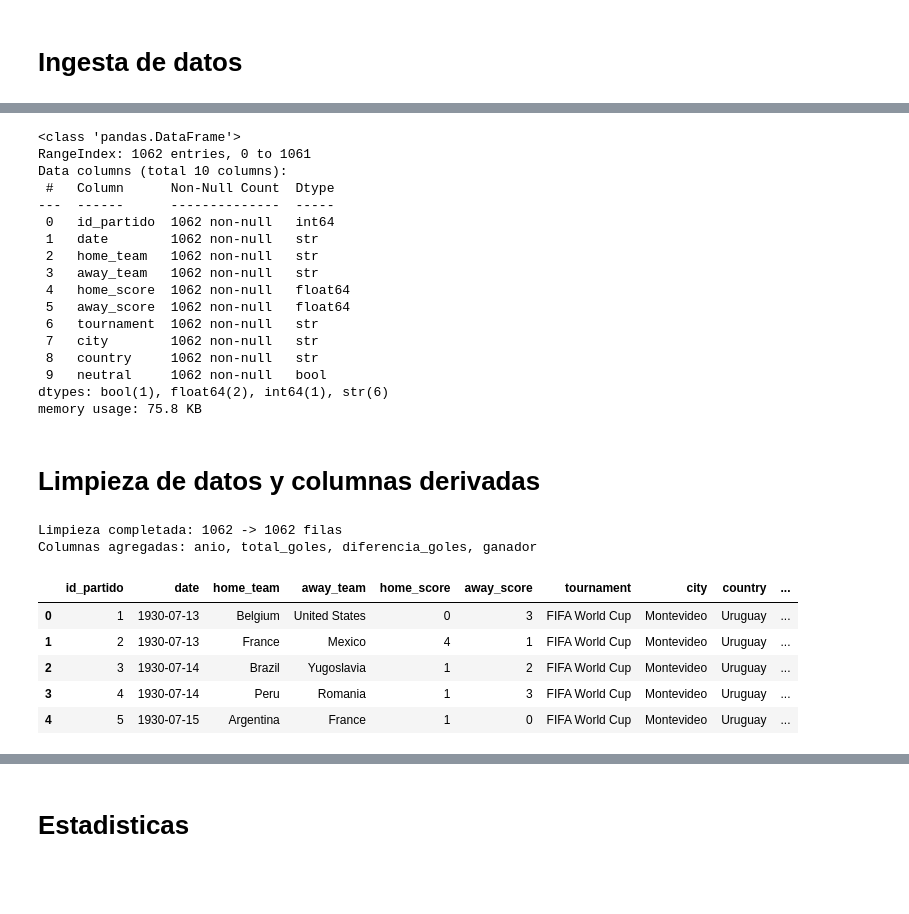
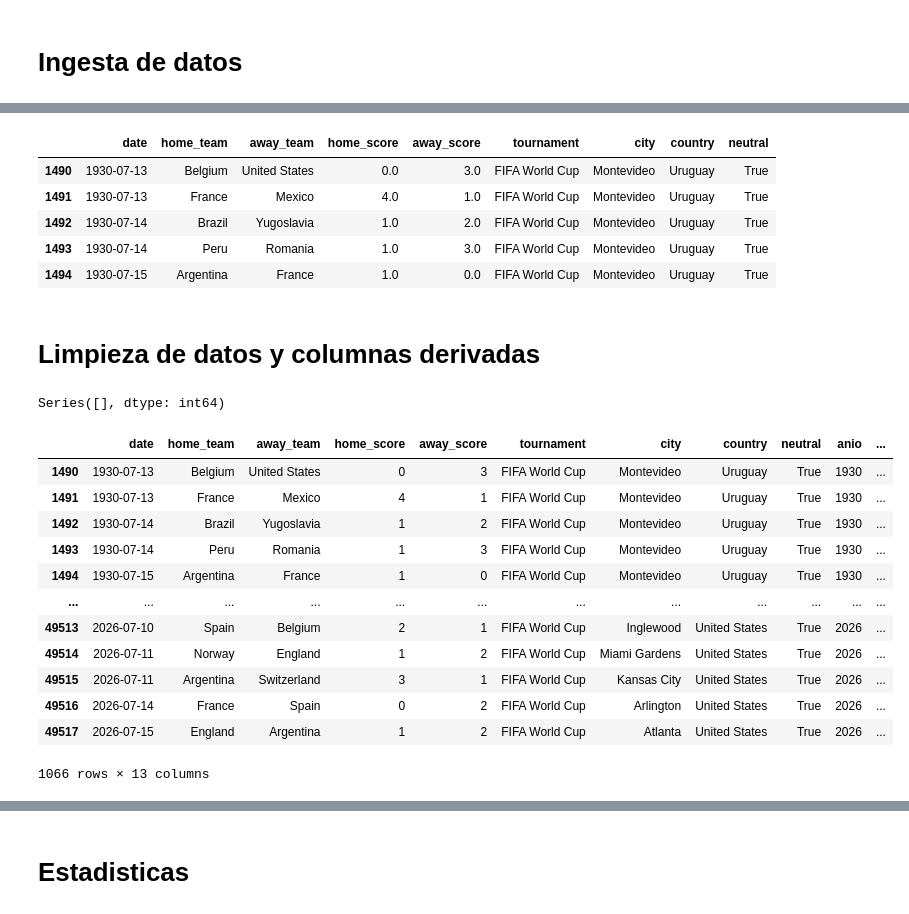
Before and after one commit to jeff0910968/Proyecto2, a Jupyter notebook: notebooks/EDA.ipynb, the cells around one changed output, grey strips where cells are left out. Saved outputs shown, nothing was run; the diff lists cells and outputs as text; code cells hidden in the pictures; blank space fills up the shorter version.

```diff
--- a/notebooks/EDA.ipynb
+++ b/notebooks/EDA.ipynb
@@ -37,22 +22,11 @@ Archivo guardado en data/raw/partidos-mundial.csv
 # %%
-df_crudo.info()
+cargador.datos.head()
 # %% [output]
-<class 'pandas.DataFrame'>
-RangeIndex: 1062 entries, 0 to 1061
-Data columns (total 10 columns):
- #   Column      Non-Null Count  Dtype
----  ------      --------------  -----
- 0   id_partido  1062 non-null   int64
- 1   date        1062 non-null   str
- 2   home_team   1062 non-null   str
- 3   away_team   1062 non-null   str
- 4   home_score  1062 non-null   float64
- 5   away_score  1062 non-null   float64
- 6   tournament  1062 non-null   str
- 7   city        1062 non-null   str
- 8   country     1062 non-null   str
- 9   neutral     1062 non-null   bool
-dtypes: bool(1), float64(2), int64(1), str(6)
-memory usage: 75.8 KB
+|  | date | home_team | away_team | home_score | away_score | tournament | city | country | neutral |
+| 1490 | 1930-07-13 | Belgium | United States | 0.0 | 3.0 | FIFA World Cup | Montevideo | Uruguay | True |
+| 1491 | 1930-07-13 | France | Mexico | 4.0 | 1.0 | FIFA World Cup | Montevideo | Uruguay | True |
+| 1492 | 1930-07-14 | Brazil | Yugoslavia | 1.0 | 2.0 | FIFA World Cup | Montevideo | Uruguay | True |
+| 1493 | 1930-07-14 | Peru | Romania | 1.0 | 3.0 | FIFA World Cup | Montevideo | Uruguay | True |
+| 1494 | 1930-07-15 | Argentina | France | 1.0 | 0.0 | FIFA World Cup | Montevideo | Uruguay | True |
 # %% [markdown]
 # Limpieza de datos y columnas derivadas
@@ -59,14 +35,22 @@ memory usage: 75.8 KB
+# %%
+# Verificar nulos
+eda.verificar_nulos()
+# %% [output]
+Series([], dtype: int64)
 # %%
-eda = ProceEDA(df_crudo)
-df_limpio = eda.limpieza_datos()
-df_procesado = eda.generar_columnas_derivadas()
-df_procesado.head()
+eda.limpieza_datos()
+eda.crear_columnas_derivadas()
 # %% [output]
+|  | date | home_team | away_team | home_score | away_score | tournament | city | country | neutral | anio | ... |
+| 1490 | 1930-07-13 | Belgium | United States | 0 | 3 | FIFA World Cup | Montevideo | Uruguay | True | 1930 | ... |
+| 1491 | 1930-07-13 | France | Mexico | 4 | 1 | FIFA World Cup | Montevideo | Uruguay | True | 1930 | ... |
+| 1492 | 1930-07-14 | Brazil | Yugoslavia | 1 | 2 | FIFA World Cup | Montevideo | Uruguay | True | 1930 | ... |
+| 1493 | 1930-07-14 | Peru | Romania | 1 | 3 | FIFA World Cup | Montevideo | Uruguay | True | 1930 | ... |
+| 1494 | 1930-07-15 | Argentina | France | 1 | 0 | FIFA World Cup | Montevideo | Uruguay | True | 1930 | ... |
+| ... | ... | ... | ... | ... | ... | ... | ... | ... | ... | ... | ... |
+| 49513 | 2026-07-10 | Spain | Belgium | 2 | 1 | FIFA World Cup | Inglewood | United States | True | 2026 | ... |
+| 49514 | 2026-07-11 | Norway | England | 1 | 2 | FIFA World Cup | Miami Gardens | United States | True | 2026 | ... |
+| 49515 | 2026-07-11 | Argentina | Switzerland | 3 | 1 | FIFA World Cup | Kansas City | United States | True | 2026 | ... |
+| 49516 | 2026-07-14 | France | Spain | 0 | 2 | FIFA World Cup | Arlington | United States | True | 2026 | ... |
+| 49517 | 2026-07-15 | England | Argentina | 1 | 2 | FIFA World Cup | Atlanta | United States | True | 2026 | ... |
-Limpieza completada: 1062 -> 1062 filas
-Columnas agregadas: anio, total_goles, diferencia_goles, ganador
+1066 rows × 13 columns
-|  | id_partido | date | home_team | away_team | home_score | away_score | tournament | city | country | ... |
-| 0 | 1 | 1930-07-13 | Belgium | United States | 0 | 3 | FIFA World Cup | Montevideo | Uruguay | ... |
-| 1 | 2 | 1930-07-13 | France | Mexico | 4 | 1 | FIFA World Cup | Montevideo | Uruguay | ... |
-| 2 | 3 | 1930-07-14 | Brazil | Yugoslavia | 1 | 2 | FIFA World Cup | Montevideo | Uruguay | ... |
-| 3 | 4 | 1930-07-14 | Peru | Romania | 1 | 3 | FIFA World Cup | Montevideo | Uruguay | ... |
-| 4 | 5 | 1930-07-15 | Argentina | France | 1 | 0 | FIFA World Cup | Montevideo | Uruguay | ... |
```
Also changed, not shown: parts of 31 cells of this notebook.
